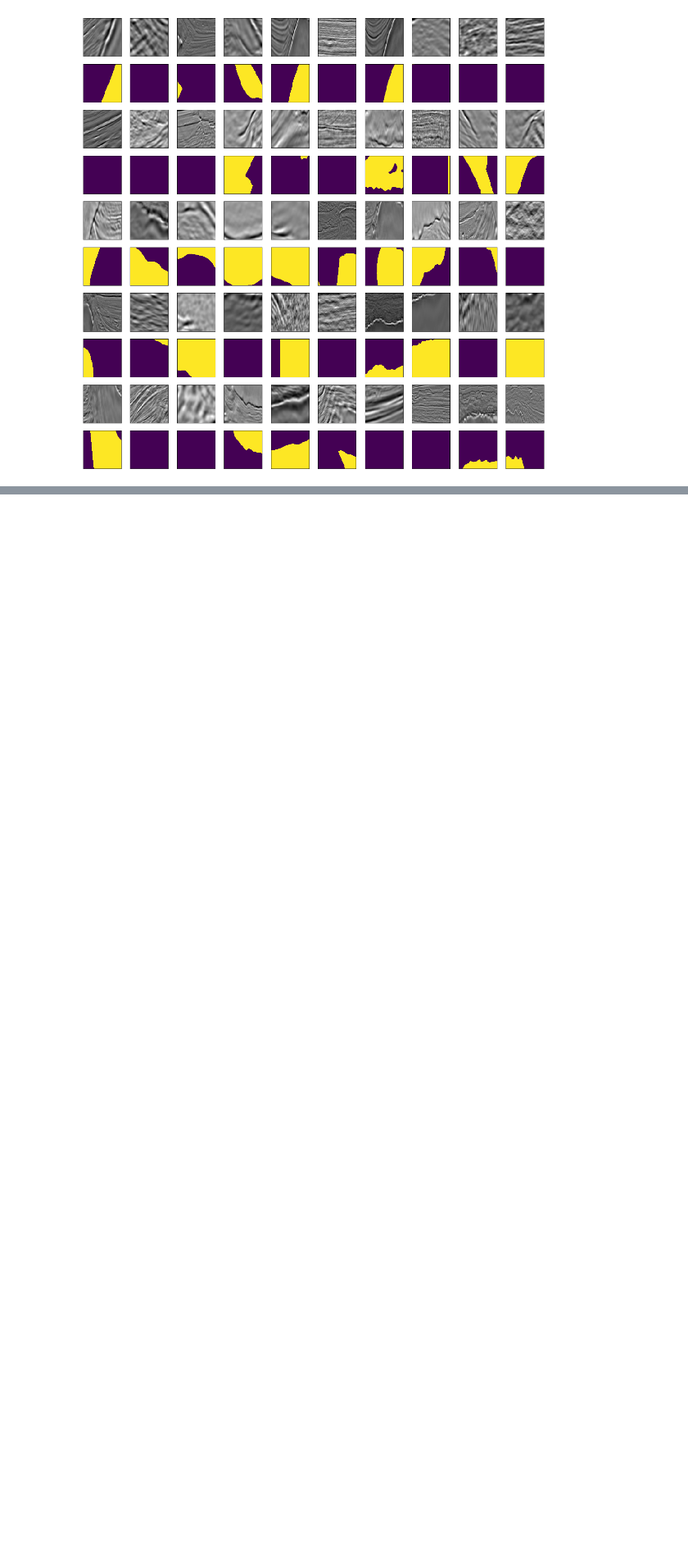
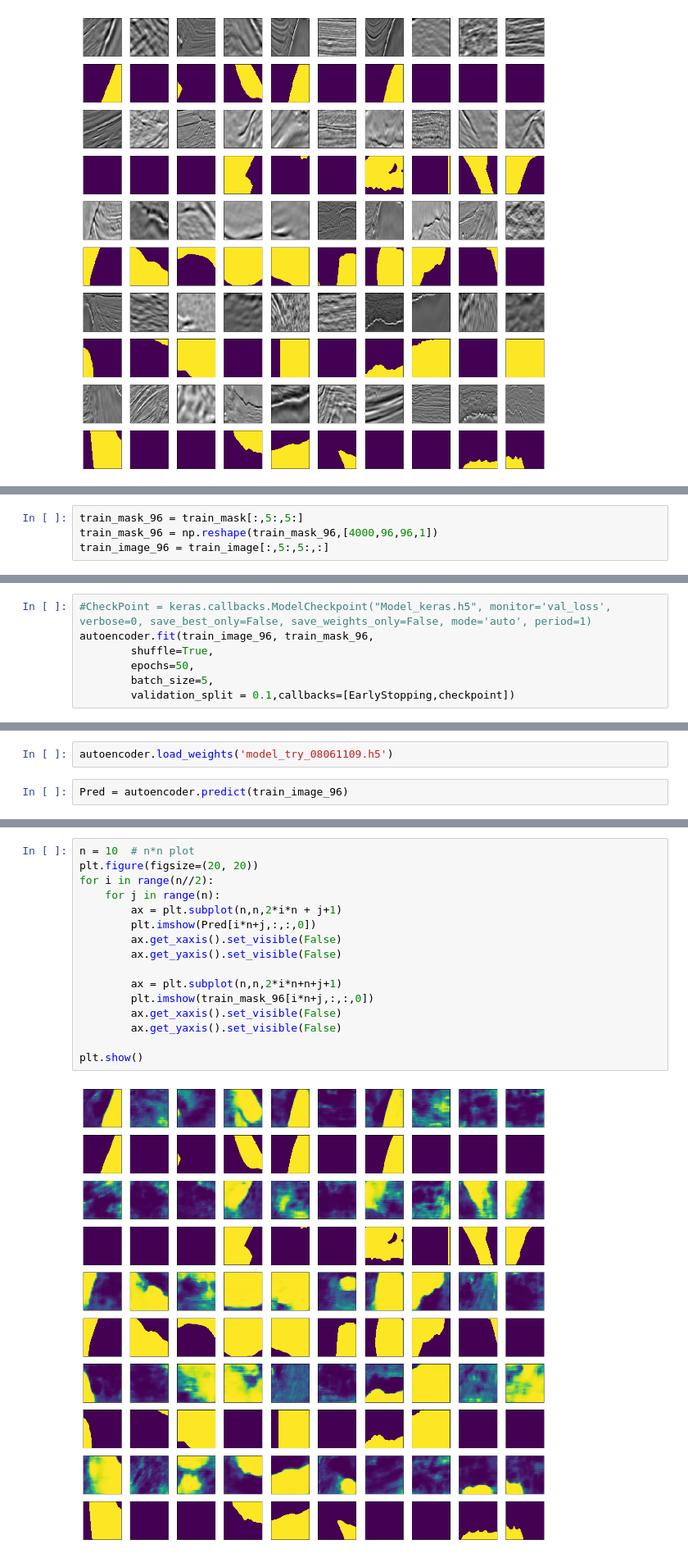
Before and after one commit to 2Groza/TGS-Salt-Identification-Challenge, a Jupyter notebook: Salt Identification.ipynb, the cells around one changed output, grey strips where cells are left out. Shown at 82% size. Saved outputs shown, nothing was run; the diff lists cells and outputs as text; blank space fills up the shorter version.

```diff
--- a/Salt Identification.ipynb
+++ b/Salt Identification.ipynb
@@ -91,0 +163,4 @@ plt.show()
+# %%
+train_mask_96 = train_mask[:,5:,5:]
+train_mask_96 = np.reshape(train_mask_96,[4000,96,96,1])
+train_image_96 = train_image[:,5:,5:,:]
@@ -91,0 +265,7 @@ plt.show()
+# %%
+#CheckPoint = keras.callbacks.ModelCheckpoint("Model_keras.h5", monitor='val_loss', verbose=0, save_best_only=False, save_weights_only=False, mode='auto', period=1)
+autoencoder.fit(train_image_96, train_mask_96,
+        shuffle=True,
+        epochs=50,
+        batch_size=5,
+        validation_split = 0.1,callbacks=[EarlyStopping,checkpoint])
@@ -91,0 +291,4 @@ plt.show()
+# %%
+autoencoder.load_weights('model_try_08061109.h5')
+# %%
+Pred = autoencoder.predict(train_image_96)
@@ -91,0 +299,18 @@ plt.show()
+# %%
+n = 10  # n*n plot
+plt.figure(figsize=(20, 20))
+for i in range(n//2):
+    for j in range(n):
+        ax = plt.subplot(n,n,2*i*n + j+1)
+        plt.imshow(Pred[i*n+j,:,:,0])
+        ax.get_xaxis().set_visible(False)
+        ax.get_yaxis().set_visible(False)
+
+        ax = plt.subplot(n,n,2*i*n+n+j+1)
+        plt.imshow(train_mask_96[i*n+j,:,:,0])
+        ax.get_xaxis().set_visible(False)
+        ax.get_yaxis().set_visible(False)
+
+plt.show()
+# %% [output]
+[figure, added]
```
Also changed, not shown: parts of 33 cells of this notebook.
